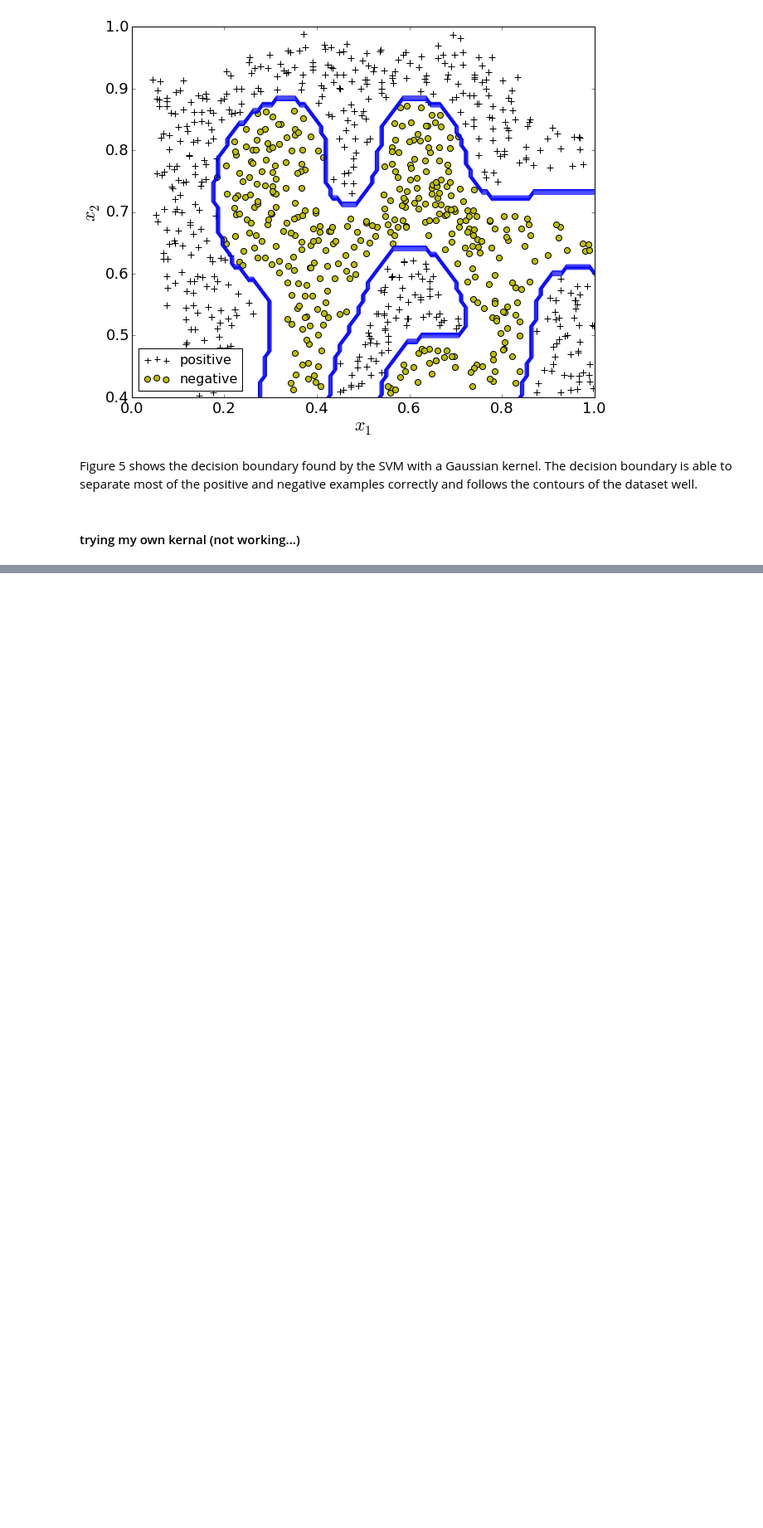
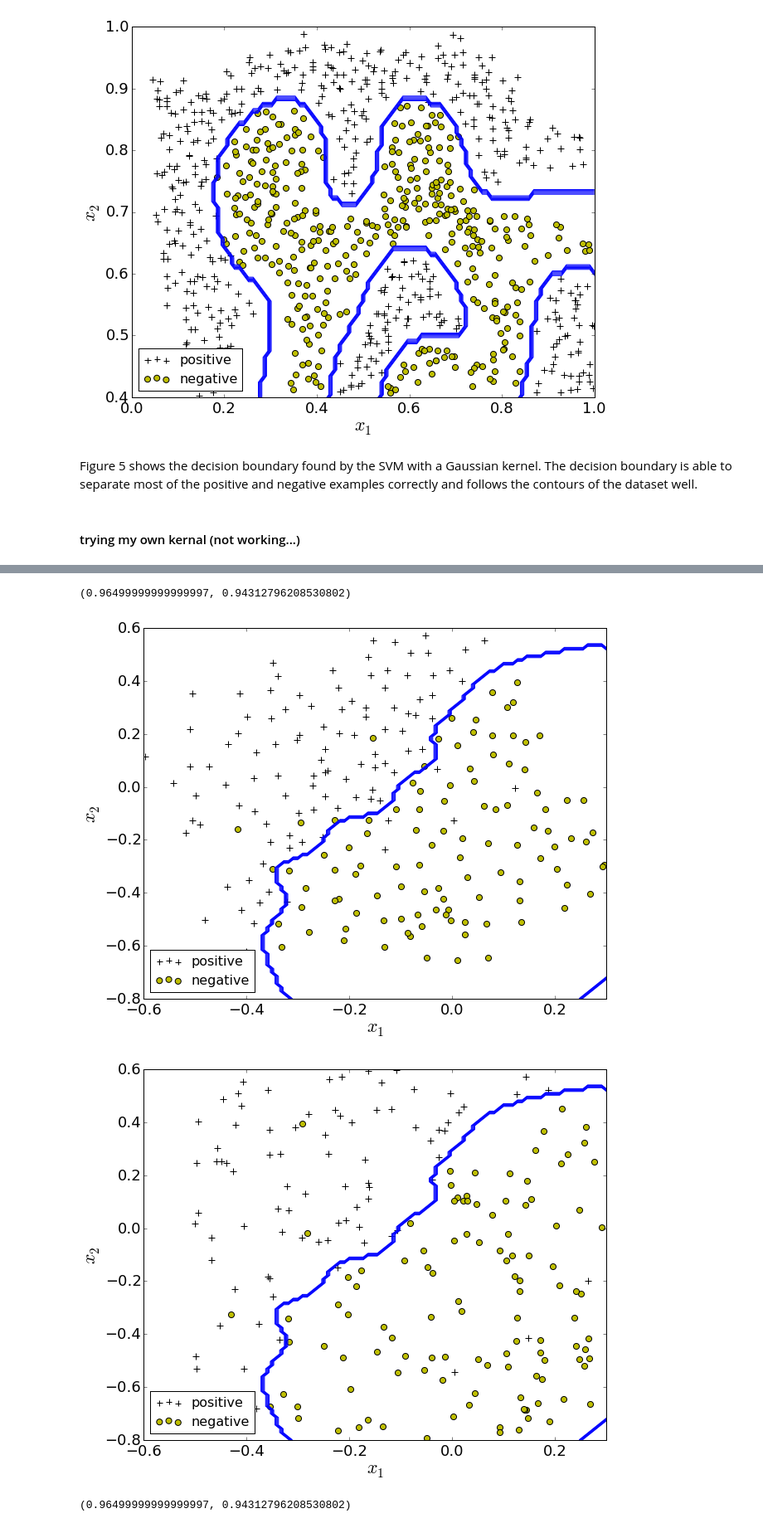
Before and after one commit to nakicam/DataScienceTraining, a Jupyter notebook: courses/coursera_ml008/hw6/hw6_support_vector_machine.ipynb, the cells around one changed output, grey strips where cells are left out. Shown at 83% size. Drawn from its saved outputs; the diff is of its cells as text; code cells hidden in the pictures; blank space fills up the shorter version.

```diff
--- a/courses/coursera_ml008/hw6/hw6_support_vector_machine.ipynb
+++ b/courses/coursera_ml008/hw6/hw6_support_vector_machine.ipynb
@@ -265,0 +274,11 @@ In this part of the exercise, you will gain more practical skills on how to use
+# %%
+def get_boundary(gaus_svm):
+    x1plot = np.linspace(-0.6,  0.3, 100)
+    x2plot = np.linspace(-0.8,  0.6, 100)
+    X1, X2 = np.meshgrid(x1plot, x2plot)
+    vals   = np.zeros_like(X1)
+    for i in np.arange(X1.shape[1]):
+        Xi_grid    = np.c_[X1[:,i], X2[:,i]]
+        vals[:, i] = gaus_svm.predict(Xi_grid)
+
+    return X1, X2, vals
@@ -265,0 +307,19 @@ In this part of the exercise, you will gain more practical skills on how to use
+# %%
+C     = 1.0
+sigma = 0.01
+
+gaus_svm = svm.SVC(C=C, kernel='rbf', gamma=1.0/sigma)
+gaus_svm.fit(X_train, y_train)
+pred_train = gaus_svm.predict(X_train)
+acc_train  = np.mean(pred_train==y_train)
+pred_valid = gaus_svm.predict(X_valid)
+acc_valid  = np.mean(pred_valid==y_valid)
+acc_valid, acc_train
+# %% [output]
+(0.96499999999999997, 0.94312796208530802)
+# %%
+display_data(X_train, y_train, get_boundary(gaus_svm))
+display_data(X_valid, y_valid, get_boundary(gaus_svm))
+# %% [output]
+[figure, added]
+[figure, added]
@@ -265,0 +336,4 @@ In this part of the exercise, you will gain more practical skills on how to use
+# %%
+get_accurancy(X_train, y_train, X_valid, y_valid, C, sigma)
+# %% [output]
+(0.96499999999999997, 0.94312796208530802)
```
Also changed, not shown: parts of 10 cells of this notebook.
